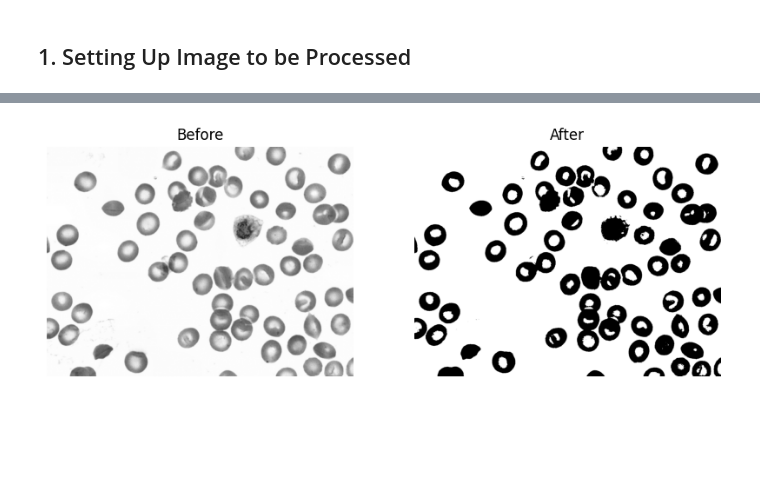
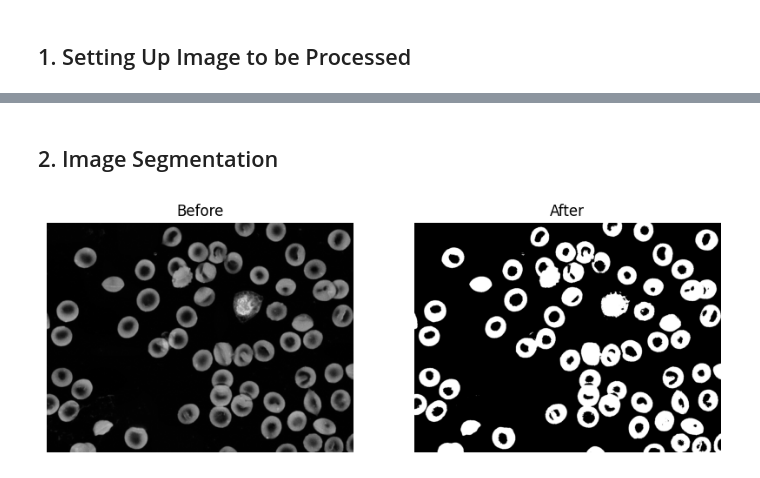
Before and after one commit to Plumz17/PCD_Assignment03, a Jupyter notebook: PCD_Assignment03.ipynb, the cells around one changed output, grey strips where cells are left out. Drawn from its saved outputs; the diff is of its cells as text; code cells hidden in the pictures; blank space fills up the shorter version.

```diff
--- a/PCD_Assignment03.ipynb
+++ b/PCD_Assignment03.ipynb
@@ -45,6 +45,18 @@ def show(before, after=None, title1="Before", title2="After"): # Helper function
   plt.axis("off")
 
   plt.show()
+# %%
+def negative(img): ## Negative Image
+  out = img.copy()
+  L = 256 # max pixel
+  for i in range(out.shape[0]): #Iterate for every pixel in the x axis (Reminder that img.shape returns (width, height, channel))
+    for j in range(out.shape[1]): #Iterate for every pixel in the y axis
+      out[i][j] = L - 1 - out[i][j] # Use the formula s = (L - 1) - r, where L is 256 so s = 255 - r
+  return out
+
+negative_img = negative(img)
+# %% [markdown]
+## 2. Image Segmentation
 # %%
 def find_otsu_threshold(image):
   hist, bins = np.histogram(image.flatten(), 256, [0, 256]) #Make the PDF of the histogram
@@ -87,15 +99,16 @@ def find_otsu_threshold(image):
 # %%
 def segment(image, threshold = 128):
   segmented_image = np.zeros(image.shape)
   row, col = image.shape
 
   for r in range(row):
     for c in range(col):
       if image[r,c] > threshold:
         segmented_image[r,c] = 255
 
   return segmented_image
 
-show(img, segment(img, find_otsu_threshold(img)))
+segmented_img = segment(negative_img, find_otsu_threshold(negative_img))
+show(negative_img, segment(negative_img, find_otsu_threshold(negative_img)))
 # %% [output]
-[figure, old version]
+[figure, new version]
```
Also changed, not shown: parts of 7 cells of this notebook.
